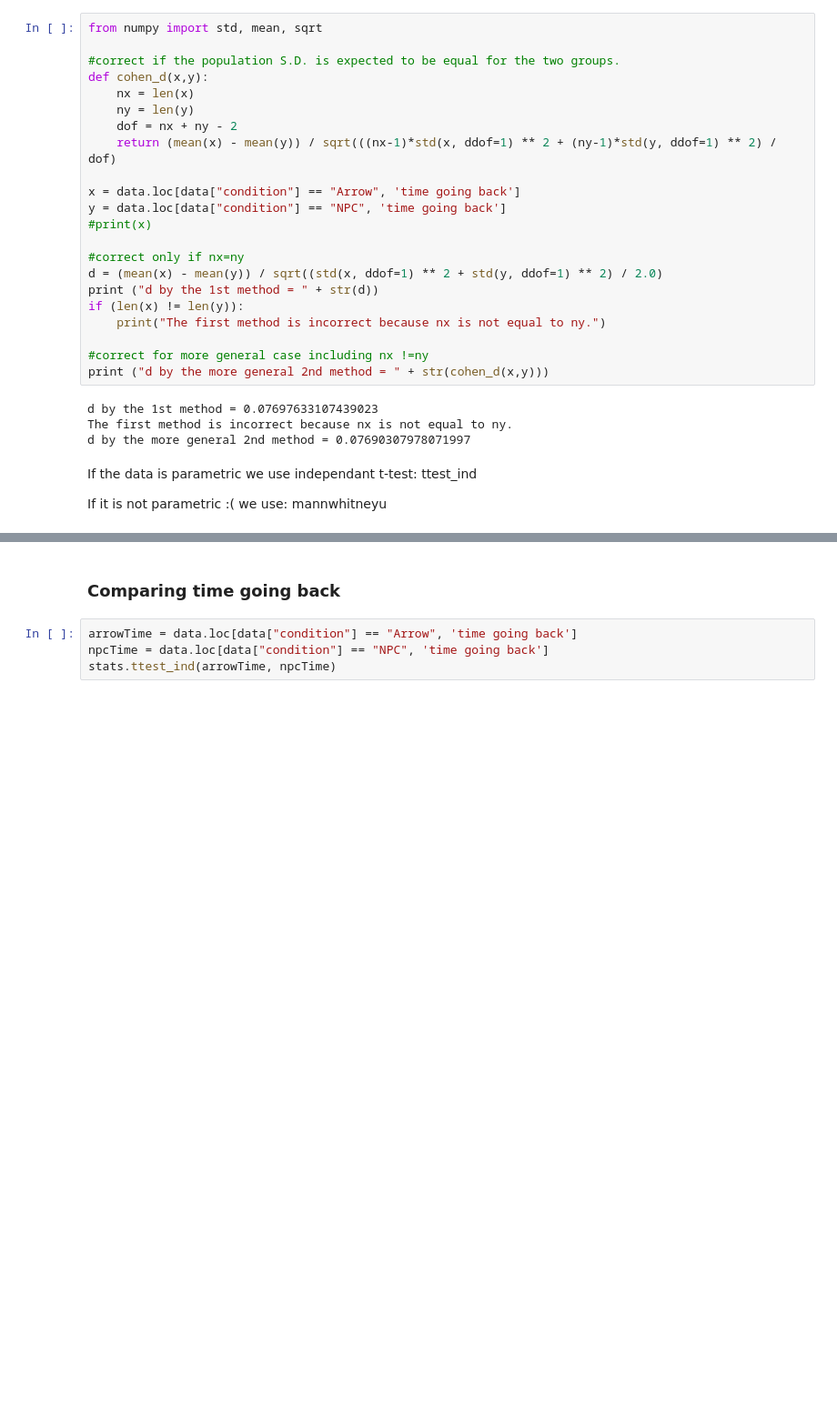
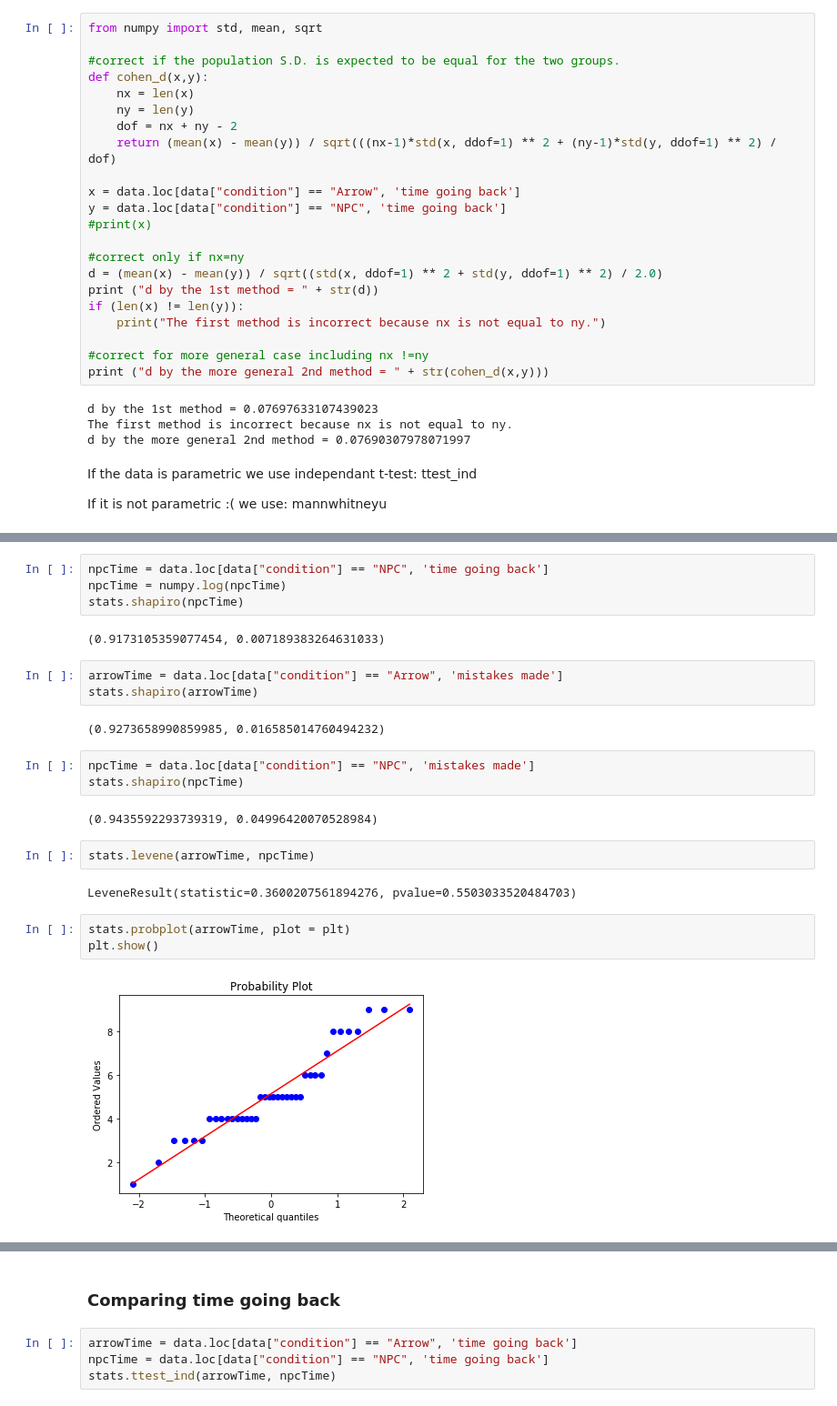
Before and after one commit to latedude2/P5-data-analysis, a Jupyter notebook: P5_result_analysis.ipynb, the cells around one changed output, grey strips where cells are left out. Shown at 91% size. Saved outputs shown, nothing was run; the diff lists cells and outputs as text; blank space fills up the shorter version.

```diff
--- a/P5_result_analysis.ipynb
+++ b/P5_result_analysis.ipynb
@@ -410,0 +420,25 @@ If it is not parametric :( we use: mannwhitneyu
+# %%
+npcTime = data.loc[data["condition"] == "NPC", 'time going back']
+npcTime = numpy.log(npcTime)
+stats.shapiro(npcTime)
+# %% [output]
+(0.9173105359077454, 0.007189383264631033)
+# %%
+arrowTime = data.loc[data["condition"] == "Arrow", 'mistakes made']
+stats.shapiro(arrowTime)
+# %% [output]
+(0.9273658990859985, 0.016585014760494232)
+# %%
+npcTime = data.loc[data["condition"] == "NPC", 'mistakes made']
+stats.shapiro(npcTime)
+# %% [output]
+(0.9435592293739319, 0.04996420070528984)
+# %%
+stats.levene(arrowTime, npcTime)
+# %% [output]
+LeveneResult(statistic=0.3600207561894276, pvalue=0.5503033520484703)
+# %%
+stats.probplot(arrowTime, plot = plt)
+plt.show()
+# %% [output]
+[figure, added]
```
Also changed, not shown: parts of 12 cells of this notebook, 2 other files.
